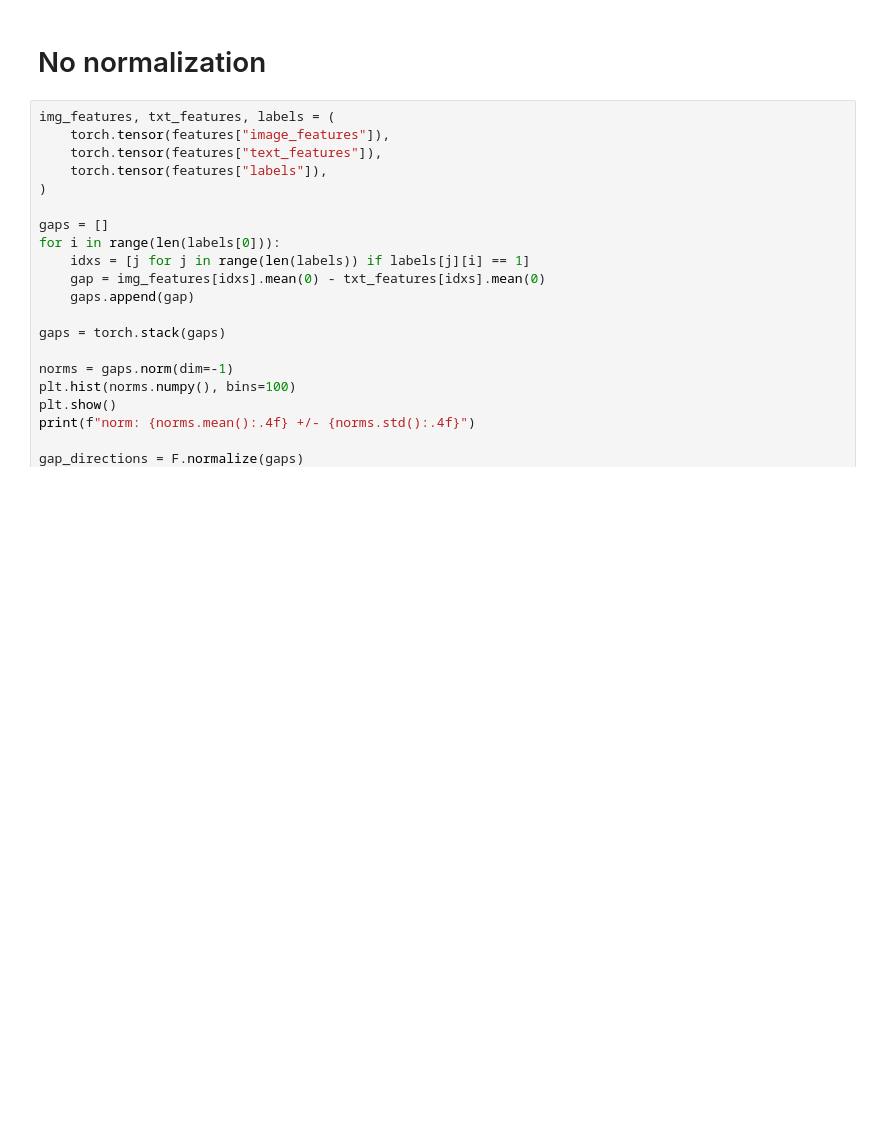
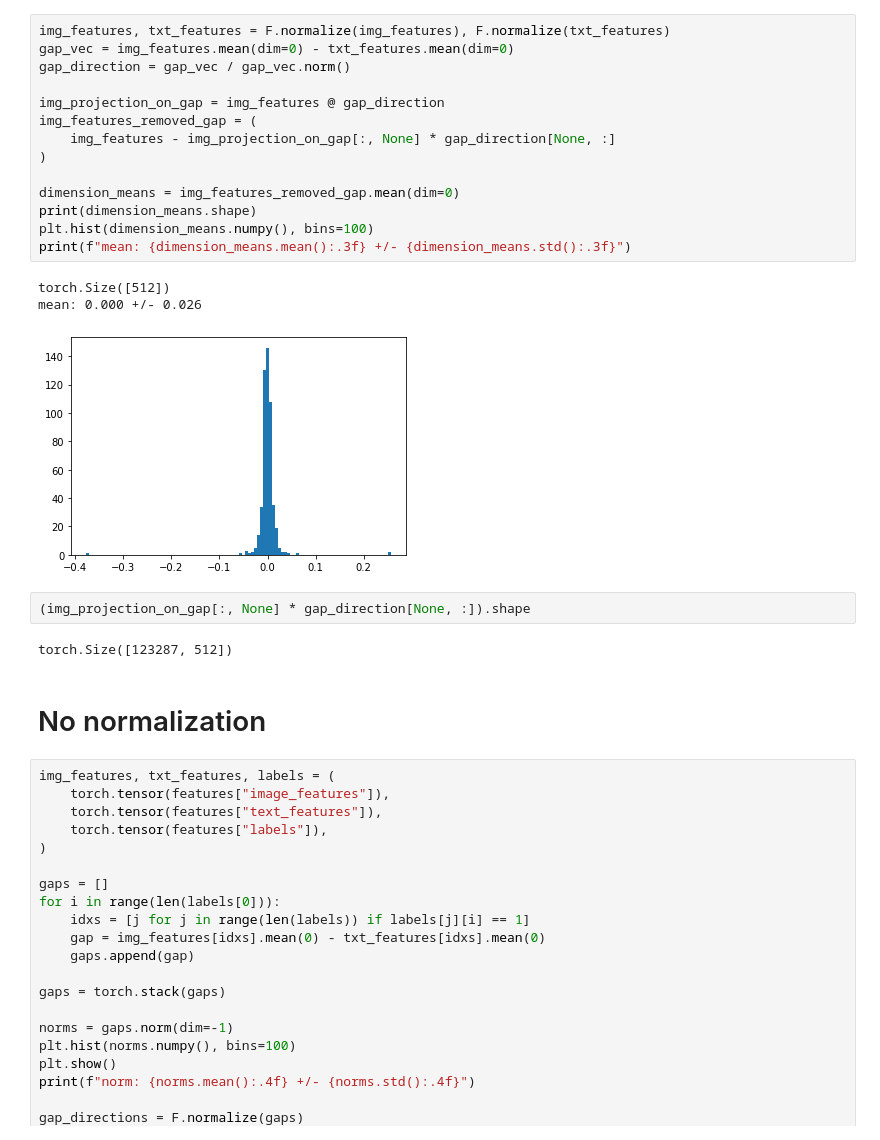
Before and after one commit to yuhui-zh15/model_audit, a Jupyter notebook: src/transfer/analyze_class_gap.ipynb, the cells around one changed output. Drawn from its saved outputs; the diff is of its cells as text; blank space fills up the shorter version.

```diff
--- a/src/transfer/analyze_class_gap.ipynb
+++ b/src/transfer/analyze_class_gap.ipynb
@@ -9,3 +35,25 @@ features = torch.load(FEATURE_PATH)
+# %%
+img_features, txt_features = F.normalize(img_features), F.normalize(txt_features)
+gap_vec = img_features.mean(dim=0) - txt_features.mean(dim=0)
+gap_direction = gap_vec / gap_vec.norm()
+
+img_projection_on_gap = img_features @ gap_direction
+img_features_removed_gap = (
+    img_features - img_projection_on_gap[:, None] * gap_direction[None, :]
+)
+
+dimension_means = img_features_removed_gap.mean(dim=0)
+print(dimension_means.shape)
+plt.hist(dimension_means.numpy(), bins=100)
+print(f"mean: {dimension_means.mean():.3f} +/- {dimension_means.std():.3f}")
+# %% [output]
+torch.Size([512])
+mean: 0.000 +/- 0.026
+[figure, added]
+# %%
+(img_projection_on_gap[:, None] * gap_direction[None, :]).shape
+# %% [output]
+torch.Size([123287, 512])
 # %% [markdown]
 # No normalization
 # %%
```
Also changed, not shown: parts of 14 cells of this notebook, 3 other files.
